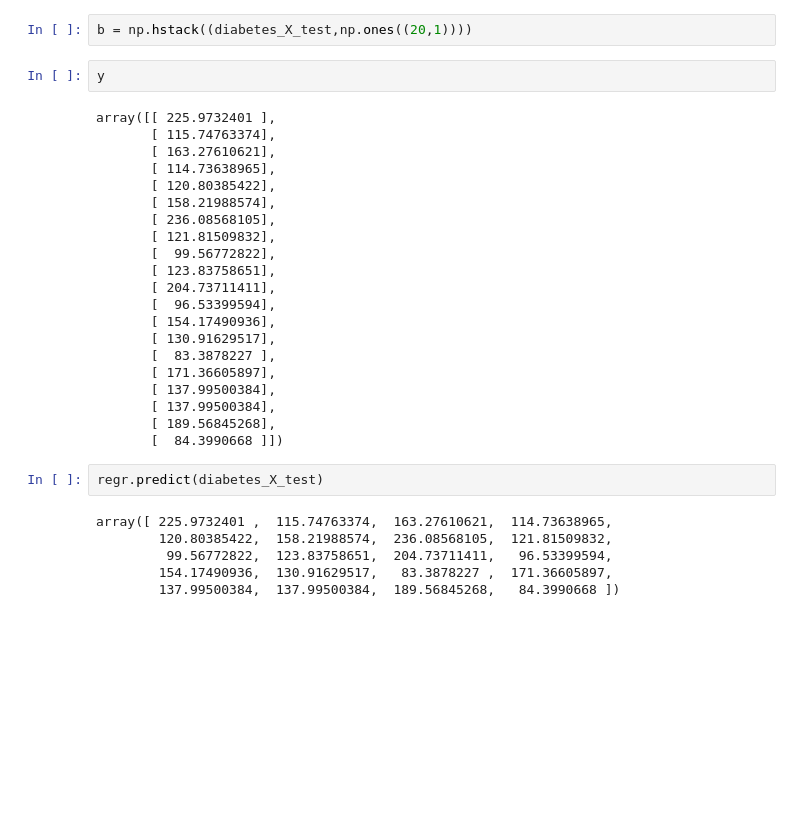
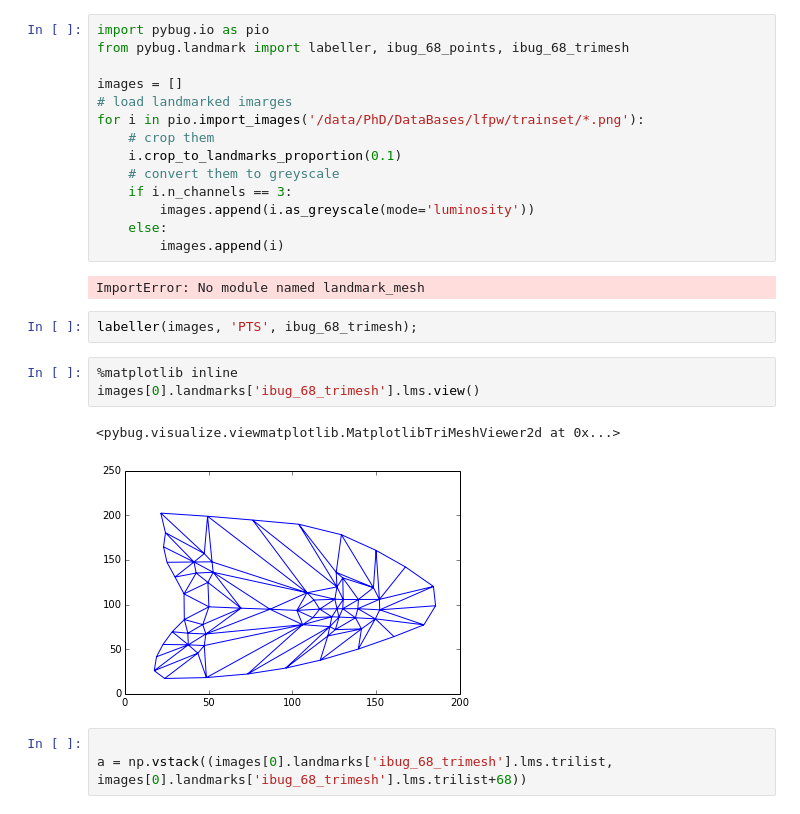
Before and after one commit to jalabort/scrap2, a Jupyter notebook: notebooks/Untitled0.ipynb, the cells around one changed output. Saved outputs shown, nothing was run; the diff lists cells and outputs as text; blank space fills up the shorter version.

```diff
--- a/notebooks/Untitled0.ipynb
+++ b/notebooks/Untitled0.ipynb
@@ -56,33 +1,27 @@ y = np.dot(b, w)
-# %%
-b = np.hstack((diabetes_X_test,np.ones((20,1))))
-# %%
-y
-# %% [output]
-array([[ 225.9732401 ],
-       [ 115.74763374],
-       [ 163.27610621],
-       [ 114.73638965],
-       [ 120.80385422],
-       [ 158.21988574],
-       [ 236.08568105],
-       [ 121.81509832],
-       [  99.56772822],
-       [ 123.83758651],
-       [ 204.73711411],
-       [  96.53399594],
-       [ 154.17490936],
-       [ 130.91629517],
-       [  83.3878227 ],
-       [ 171.36605897],
-       [ 137.99500384],
-       [ 137.99500384],
-       [ 189.56845268],
-       [  84.3990668 ]])
-# %%
-regr.predict(diabetes_X_test)
-# %% [output]
-array([ 225.9732401 ,  115.74763374,  163.27610621,  114.73638965,
-        120.80385422,  158.21988574,  236.08568105,  121.81509832,
-         99.56772822,  123.83758651,  204.73711411,   96.53399594,
-        154.17490936,  130.91629517,   83.3878227 ,  171.36605897,
-        137.99500384,  137.99500384,  189.56845268,   84.3990668 ])
+# %%
+import pybug.io as pio
+from pybug.landmark import labeller, ibug_68_points, ibug_68_trimesh
+
+images = []
+# load landmarked imarges
+for i in pio.import_images('/data/PhD/DataBases/lfpw/trainset/*.png'):
+    # crop them
+    i.crop_to_landmarks_proportion(0.1)
+    # convert them to greyscale
+    if i.n_channels == 3:
+        images.append(i.as_greyscale(mode='luminosity'))
+    else:
+        images.append(i)
+# %% [output]
+ImportError: No module named landmark_mesh
+# %%
+labeller(images, 'PTS', ibug_68_trimesh);
+# %%
+%matplotlib inline
+images[0].landmarks['ibug_68_trimesh'].lms.view()
+# %% [output]
+<pybug.visualize.viewmatplotlib.MatplotlibTriMeshViewer2d at 0x...>
+[figure, added]
+# %%
+
+a = np.vstack((images[0].landmarks['ibug_68_trimesh'].lms.trilist, images[0].landmarks['ibug_68_trimesh'].lms.trilist+68))
```
Also changed, not shown: parts of 17 cells of this notebook.
